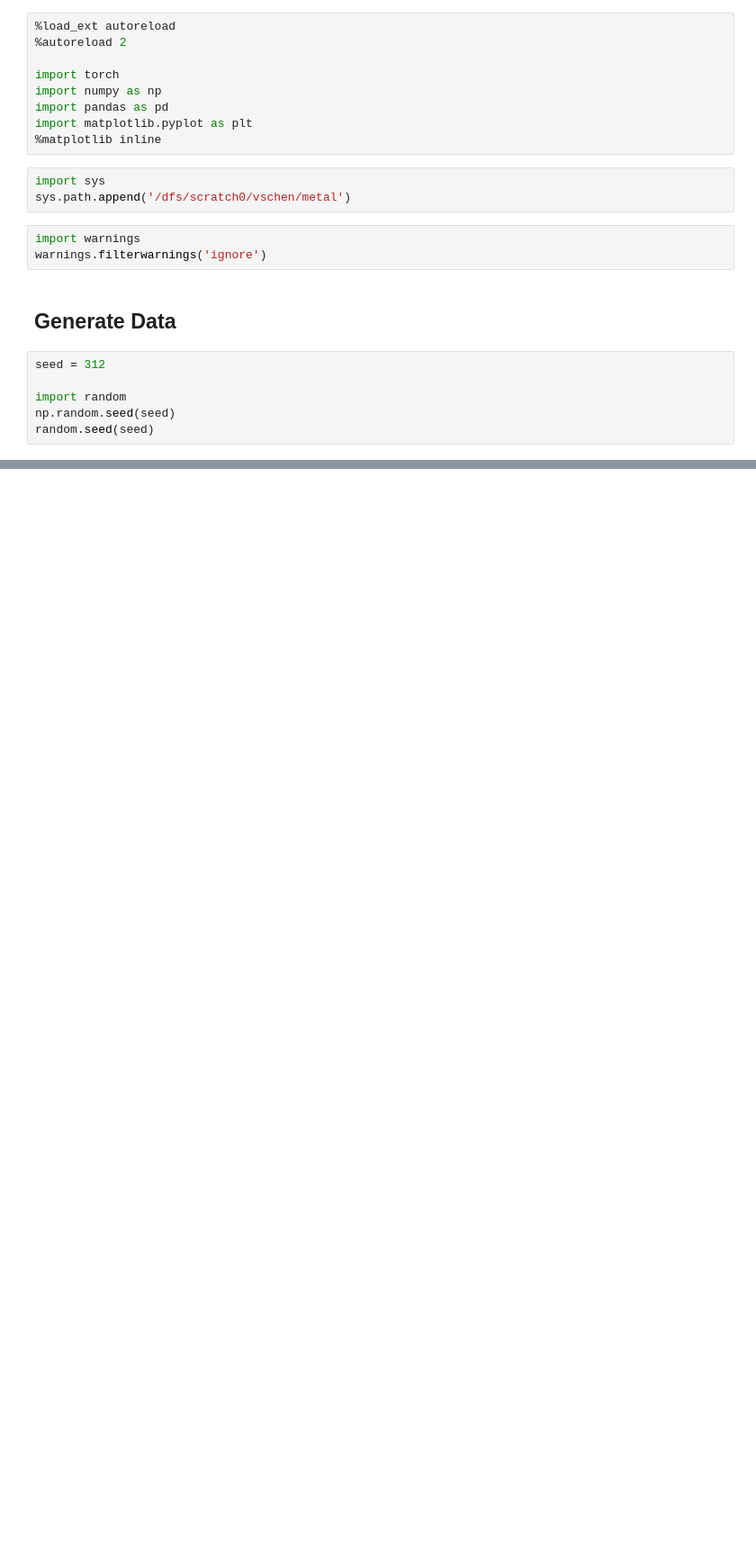
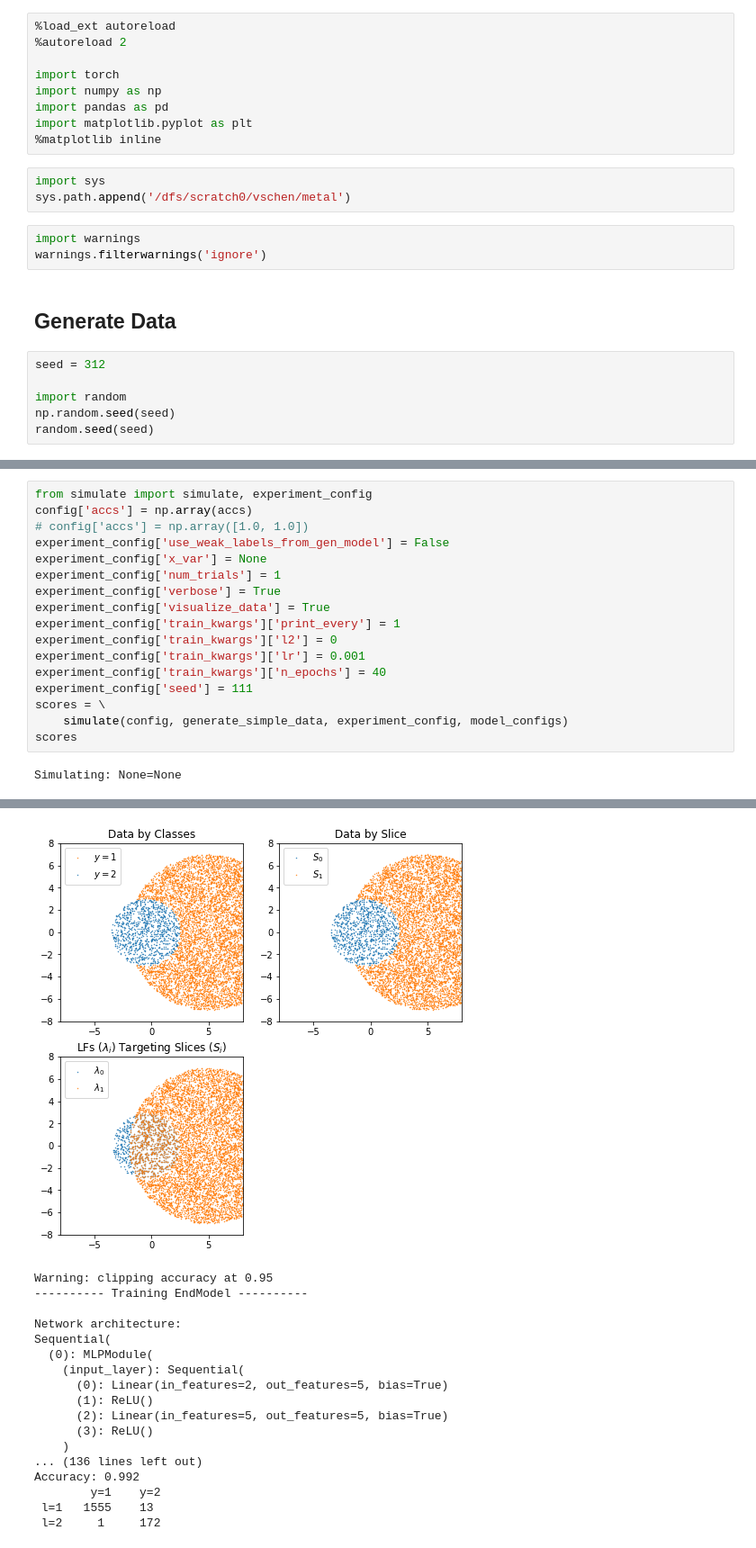
Before and after one commit to tsy935/metal, a Jupyter notebook: metal/contrib/slicing/synthetics/synthetics-sandbox.ipynb, the cells around one changed output, grey strips where cells are left out. Shown at 90% size. Drawn from its saved outputs; the diff is of its cells as text; blank space fills up the shorter version.

```diff
--- a/metal/contrib/slicing/synthetics/synthetics-sandbox.ipynb
+++ b/metal/contrib/slicing/synthetics/synthetics-sandbox.ipynb
@@ -595,0 +348,19 @@ plot_slice_scores(lf_rec_scores, xlabel="Head LF Recall")
+# %%
+from simulate import simulate, experiment_config
+config['accs'] = np.array(accs)
+# config['accs'] = np.array([1.0, 1.0])
+experiment_config['use_weak_labels_from_gen_model'] = False
+experiment_config['x_var'] = None
+experiment_config['num_trials'] = 1
+experiment_config['verbose'] = True
+experiment_config['visualize_data'] = True
+experiment_config['train_kwargs']['print_every'] = 1
+experiment_config['train_kwargs']['l2'] = 0
+experiment_config['train_kwargs']['lr'] = 0.001
+experiment_config['train_kwargs']['n_epochs'] = 40
+experiment_config['seed'] = 111
+scores = \
+    simulate(config, generate_simple_data, experiment_config, model_configs)
+scores
+# %% [output]
+Simulating: None=None
@@ -595,0 +368,18 @@ plot_slice_scores(lf_rec_scores, xlabel="Head LF Recall")
+[figure, added]
+Warning: clipping accuracy at 0.95
+---------- Training EndModel ----------
+
+Network architecture:
+Sequential(
+  (0): MLPModule(
+    (input_layer): Sequential(
+      (0): Linear(in_features=2, out_features=5, bias=True)
+      (1): ReLU()
+      (2): Linear(in_features=5, out_features=5, bias=True)
+      (3): ReLU()
+    )
+... (136 lines left out)
+Accuracy: 0.992
+        y=1    y=2
+ l=1   1555    13
+ l=2     1     172
```
Also changed, not shown: parts of 54 cells of this notebook, 4 other files.
